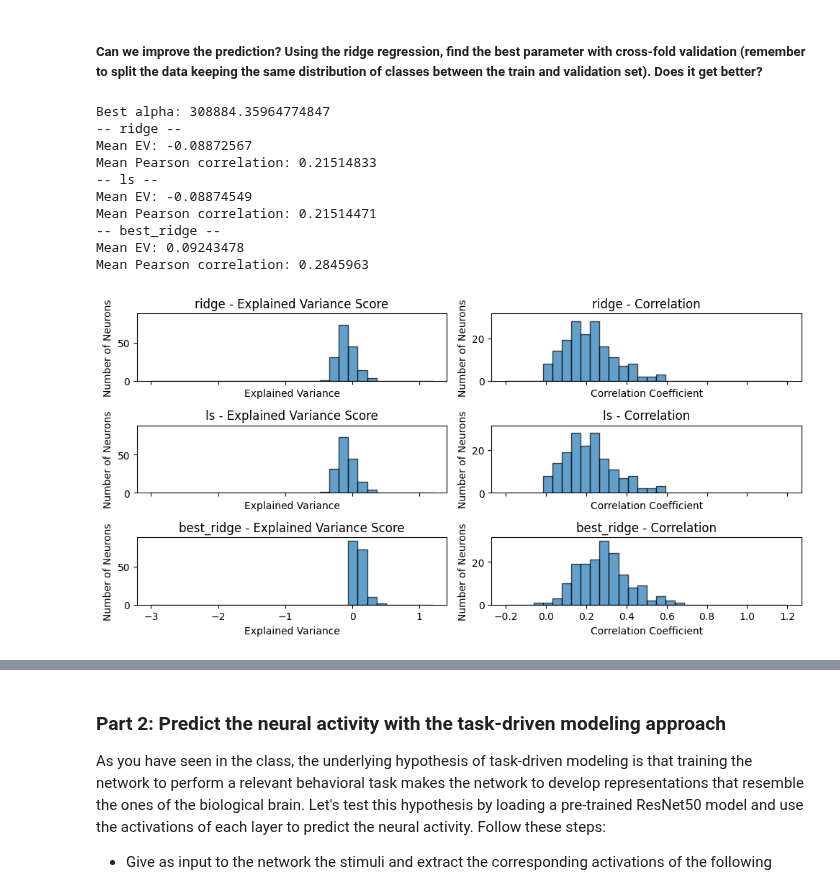
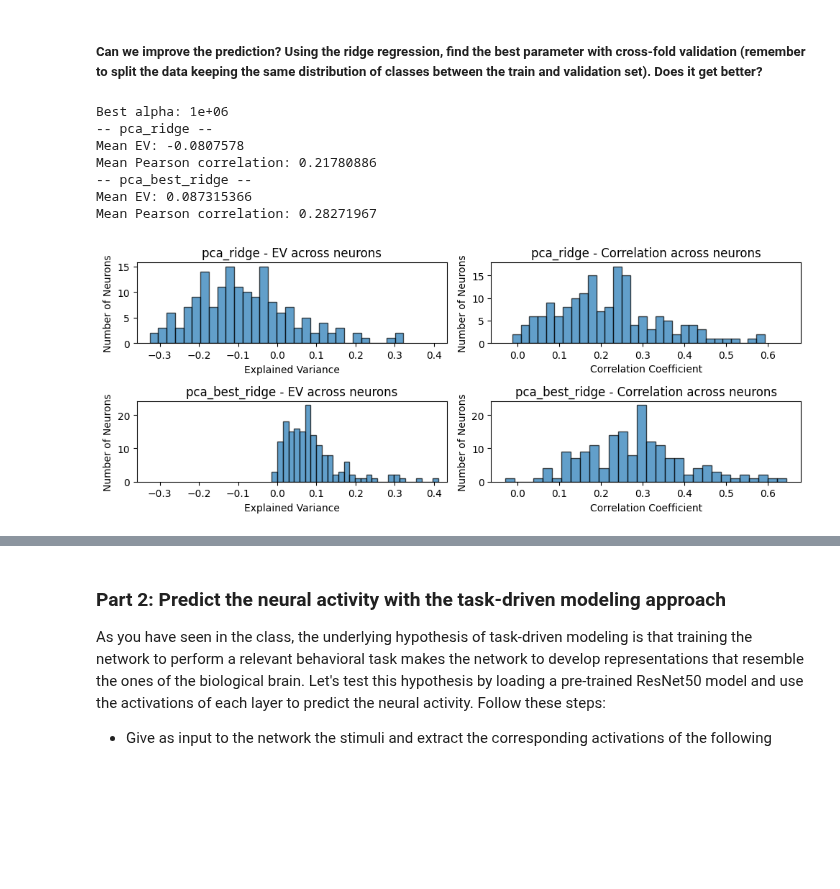
Before and after one commit to ledondodo/brainlike, a Jupyter notebook: week6.ipynb, the cells around one changed output, grey strips where cells are left out. Saved outputs shown, nothing was run; the diff lists cells and outputs as text; code cells hidden in the pictures; blank space fills up the shorter version.

```diff
--- a/week6.ipynb
+++ b/week6.ipynb
@@ -142,0 +155,3 @@ Mean Pearson correlation: 0.21750069
+# %%
+metrics = {}
+evaluation_metrics(predictions, spikes_val, metrics)
@@ -155,12 +179,12 @@ ridge = Ridge()
 ridge.fit(X_train_reduced, spikes_train)
 
 # Predictions
-predictions_pca['ridge'] = ridge.predict(X_val_reduced)
+predictions['pca_ridge'] = ridge.predict(X_val_reduced)
 # %%
 # 2. Least Squares Regression Model
 ls_model = LinearRegression()
 ls_model.fit(X_train_reduced, spikes_train)
 
 # Predictions
-predictions_pca['ls'] = ls_model.predict(X_val_reduced)
+predictions['pca_ls'] = ls_model.predict(X_val_reduced)
 # %%
@@ -178,36 +210,34 @@ Mean Pearson correlation: 0.21514471
 # %%
 from sklearn.preprocessing import LabelEncoder
 from sklearn.model_selection import GridSearchCV, StratifiedKFold
 
 # Ridge Model
 ridge = Ridge()
 
 # Classes
 label_encoder = LabelEncoder()
 y_classes = label_encoder.fit_transform(objects_train)
 
 # Cross validation
-param_grid = {'alpha': np.logspace(-3, 10)}
+param_grid = {'alpha': np.logspace(-3, 10, 14)}
 cv = StratifiedKFold(n_splits=5, shuffle=True, random_state=42)
 
 cv_ridge = GridSearchCV(ridge, param_grid, cv=cv.split(X_train_reduced, y_classes), scoring='r2', n_jobs=-1) # scoring: 'r2', 'explained_variance', 'neg_mean_squared_error'
 cv_ridge.fit(X_train_reduced, spikes_train)
 
 # Best model
 best_ridge = cv_ridge.best_estimator_
-print(f"Best alpha: {cv_ridge.best_params_['alpha']}")
+best_alpha = cv_ridge.best_params_['alpha']
+print(f"Best alpha: {best_alpha:.0e}")
 
-predictions_pca['best_ridge'] = best_ridge.predict(X_val_reduced)
-evaluation_metrics(predictions_pca, spikes_val)
+predictions[f"pca_best_ridge"] = best_ridge.predict(X_val_reduced)
+evaluation_metrics(predictions, spikes_val, metrics, ['pca_ridge', 'pca_best_ridge'])
 # %% [output]
-Best alpha: 308884.35964774847
--- ridge --
-Mean EV: -0.08872567
-Mean Pearson correlation: 0.21514833
--- ls --
-Mean EV: -0.08874549
-Mean Pearson correlation: 0.21514471
--- best_ridge --
-Mean EV: 0.09243478
-Mean Pearson correlation: 0.2845963
+Best alpha: 1e+06
+-- pca_ridge --
+Mean EV: -0.0807578
+Mean Pearson correlation: 0.21780886
+-- pca_best_ridge --
+Mean EV: 0.087315366
+Mean Pearson correlation: 0.28271967
-[figure, old version]
+[figure, new version]
```
Also changed, not shown: parts of 27 cells of this notebook.
